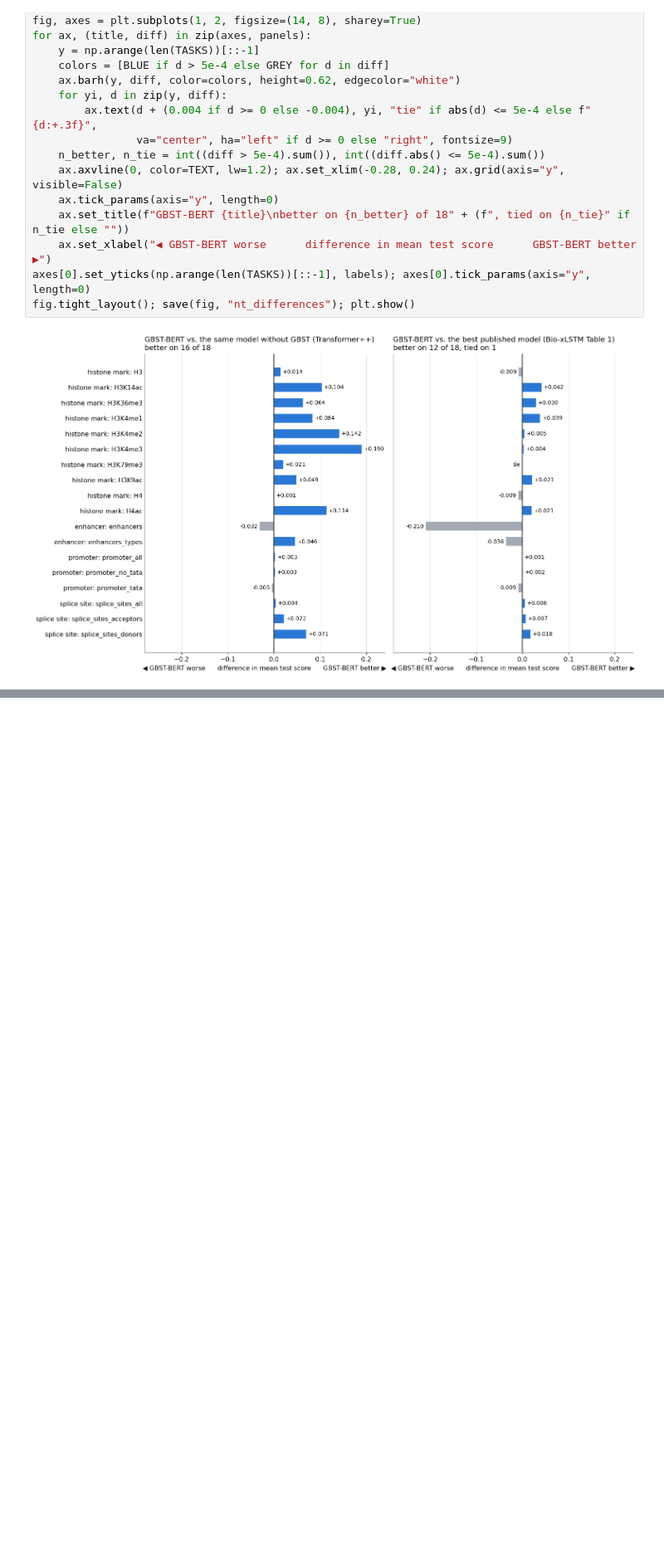
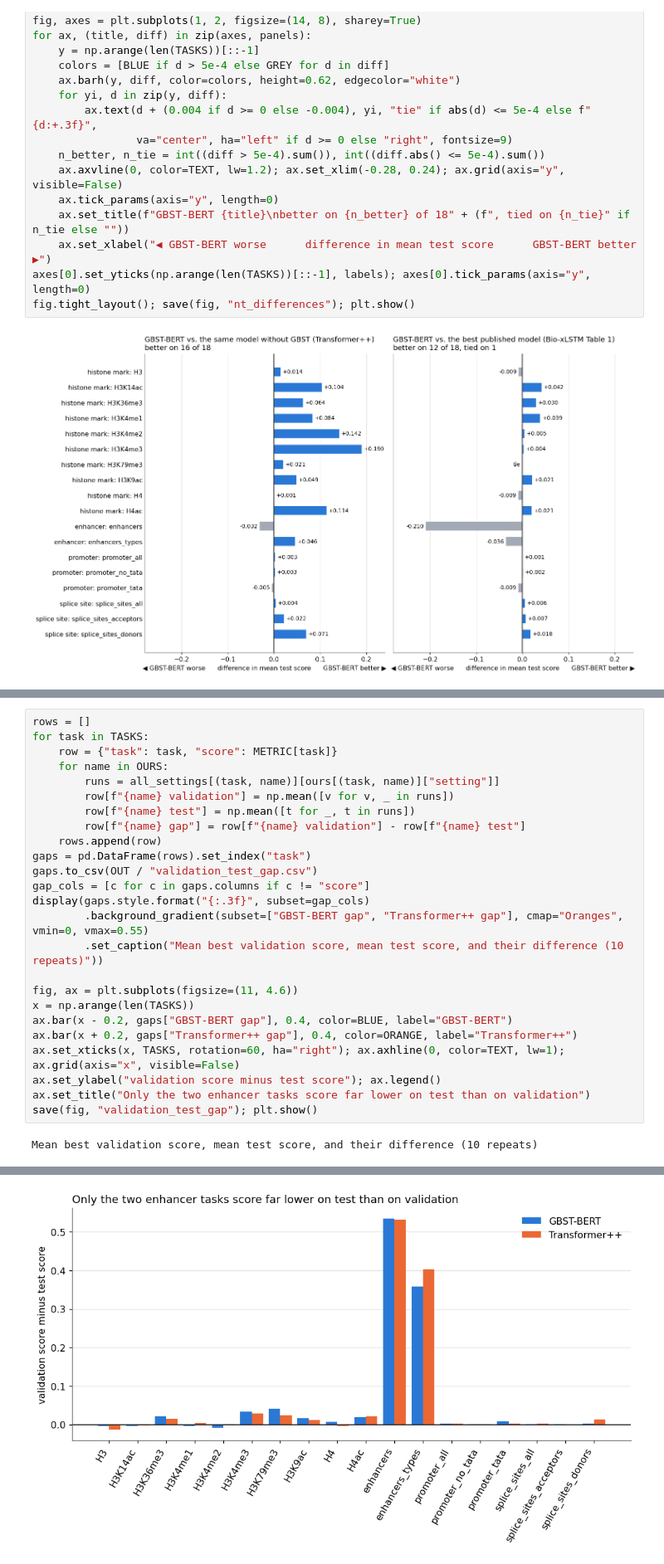
Before and after one commit to OMAR622-ai/dna-xlstm-charna, a Jupyter notebook: notebooks/GBST_BERT_full_pipeline.ipynb, the cells around one changed output, grey strips where cells are left out. Shown at 83% size. Saved outputs shown, nothing was run; the diff lists cells and outputs as text; blank space fills up the shorter version.

```diff
--- a/notebooks/GBST_BERT_full_pipeline.ipynb
+++ b/notebooks/GBST_BERT_full_pipeline.ipynb
@@ -873,0 +893,27 @@ fig.tight_layout(); save(fig, "nt_differences"); plt.show()
+# %%
+rows = []
+for task in TASKS:
+    row = {"task": task, "score": METRIC[task]}
+    for name in OURS:
+        runs = all_settings[(task, name)][ours[(task, name)]["setting"]]
+        row[f"{name} validation"] = np.mean([v for v, _ in runs])
+        row[f"{name} test"] = np.mean([t for _, t in runs])
+        row[f"{name} gap"] = row[f"{name} validation"] - row[f"{name} test"]
+    rows.append(row)
+gaps = pd.DataFrame(rows).set_index("task")
+gaps.to_csv(OUT / "validation_test_gap.csv")
+gap_cols = [c for c in gaps.columns if c != "score"]
+display(gaps.style.format("{:.3f}", subset=gap_cols)
+        .background_gradient(subset=["GBST-BERT gap", "Transformer++ gap"], cmap="Oranges", vmin=0, vmax=0.55)
+        .set_caption("Mean best validation score, mean test score, and their difference (10 repeats)"))
+
+fig, ax = plt.subplots(figsize=(11, 4.6))
+x = np.arange(len(TASKS))
+ax.bar(x - 0.2, gaps["GBST-BERT gap"], 0.4, color=BLUE, label="GBST-BERT")
+ax.bar(x + 0.2, gaps["Transformer++ gap"], 0.4, color=ORANGE, label="Transformer++")
+ax.set_xticks(x, TASKS, rotation=60, ha="right"); ax.axhline(0, color=TEXT, lw=1); ax.grid(axis="x", visible=False)
+ax.set_ylabel("validation score minus test score"); ax.legend()
+ax.set_title("Only the two enhancer tasks score far lower on test than on validation")
+save(fig, "validation_test_gap"); plt.show()
+# %% [output]
+Mean best validation score, mean test score, and their difference (10 repeats)
@@ -873,0 +938 @@ fig.tight_layout(); save(fig, "nt_differences"); plt.show()
+[figure, added]
```
Also changed, not shown: parts of 17 cells of this notebook, 15 other files.
